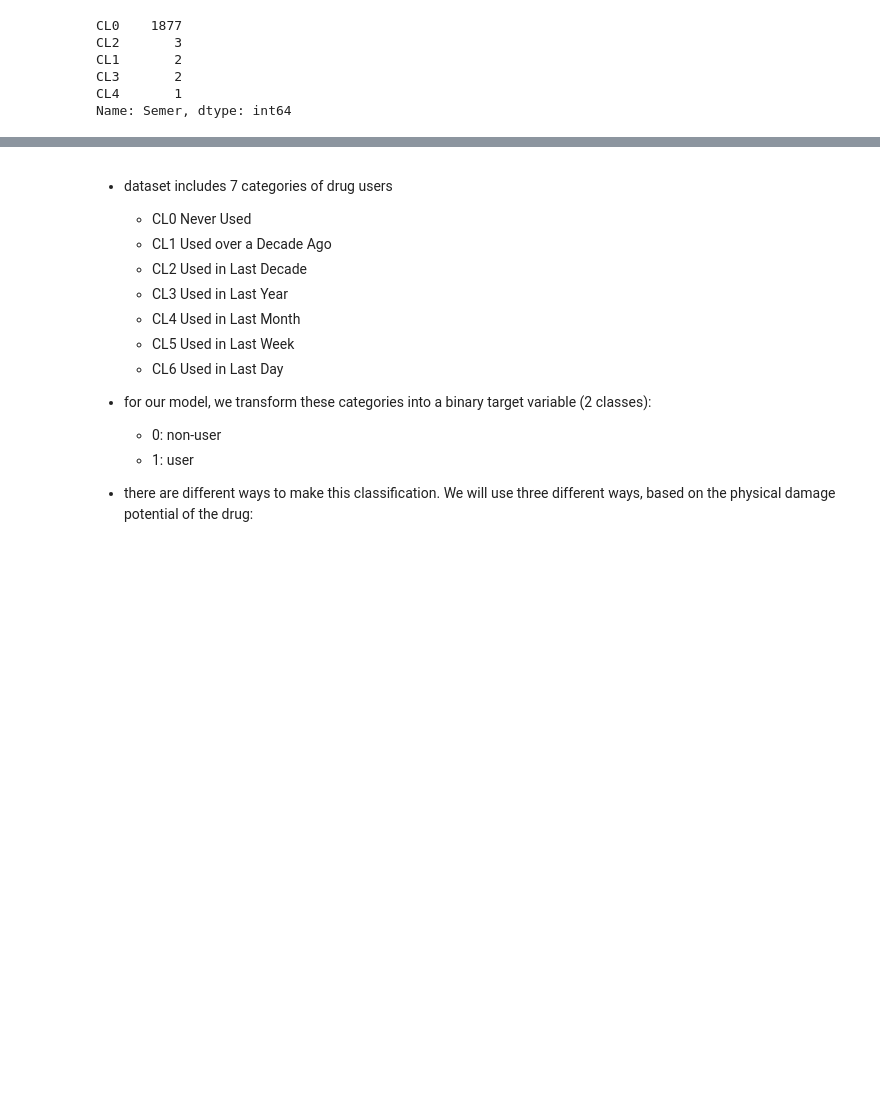
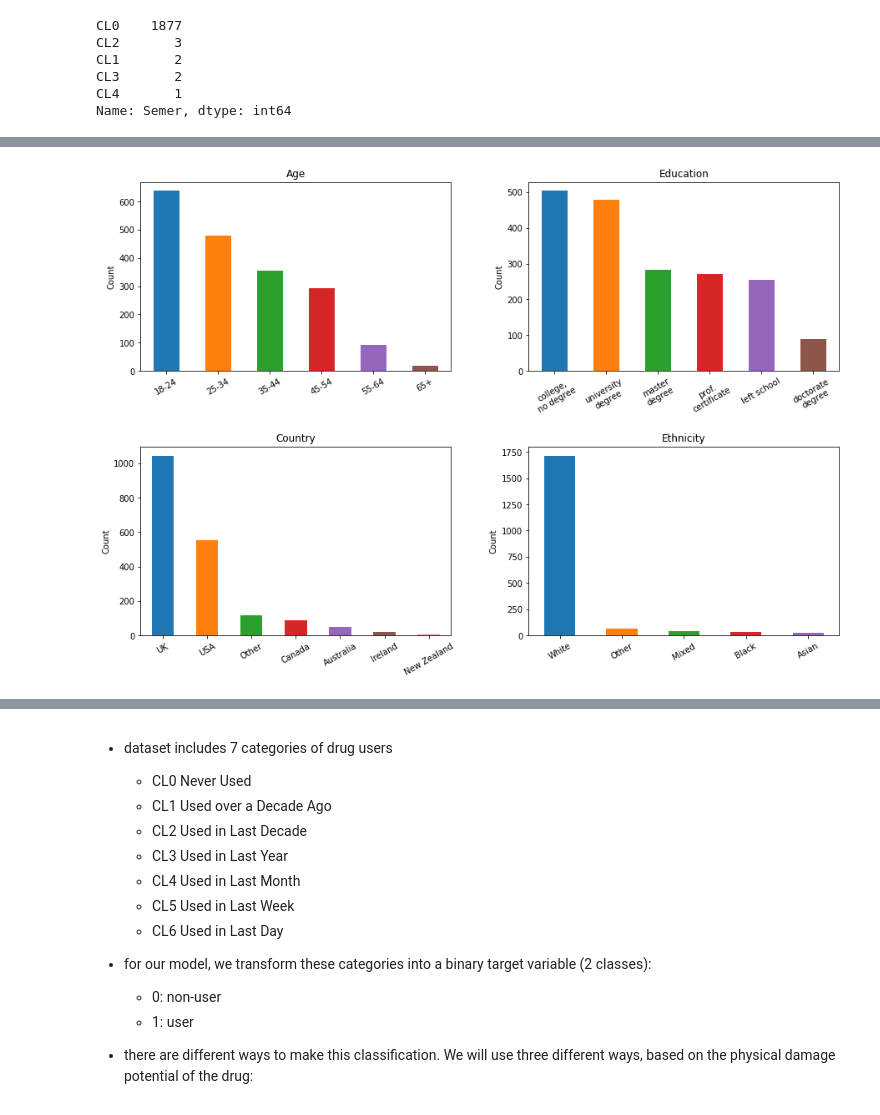
Before and after one commit to KarimaCha/Personality_Drug_Project, a Jupyter notebook: Personality_Drug_Project_Karima.ipynb, the cells around one changed output, grey strips where cells are left out. Cells and saved outputs as stored; diff of their text form; code cells hidden in the pictures; blank space fills up the shorter version.

```diff
--- a/Personality_Drug_Project_Karima.ipynb
+++ b/Personality_Drug_Project_Karima.ipynb
@@ -261,0 +256,9 @@ df.shape, df_cat.shape
+# %%
+# get names of indices for subjects who stated having used ficticious drug
+drop_indices = df_raw[df_raw.Semer != 'CL0'].index
+
+# delete these row indexes from dataFrame
+df = df_raw.copy()
+df.drop(drop_indices, inplace=True)
+df.reset_index(inplace=True, drop=True)
+df.shape, df.index
@@ -261,0 +267,6 @@ df.shape, df_cat.shape
+# %%
+# also drop these subjects from the categorical dataframe
+df_cat = df_raw_cat.copy()
+df_cat.drop(drop_indices, inplace=True)
+df_cat.reset_index(inplace=True, drop=True)
+df_cat.shape, df_cat.index
@@ -279,0 +279,36 @@ df_cat.Age.value_counts().plot(kind='pie');
+# %%
+# a) plot distributions of main demographical variables (to better understand sample)
+    # --> sample distributions fit to our customer group
+
+fig, ax = plt.subplots(2,2,figsize=(15,10))
+plt.subplots_adjust(hspace=0.4, wspace=0.25)
+
+# Age
+plt.subplot(221)
+df_cat.Age.value_counts().plot(kind='bar');
+plt.xticks(rotation=30)
+plt.title('Age')
+plt.ylabel('Count');
+
+# Education
+plt.subplot(222)
+df_cat.Education.value_counts().plot(kind='bar');
+plt.xticks(rotation=30)
+plt.title('Education')
+plt.ylabel('Count');
+
+# Country
+plt.subplot(223)
+df_cat.Country.value_counts().plot(kind='bar');
+plt.xticks(rotation=30)
+plt.title('Country')
+plt.ylabel('Count');
+
+# Ethnicity
+plt.subplot(224)
+df_cat.Ethnicity.value_counts().plot(kind='bar');
+plt.xticks(rotation=30)
+plt.title('Ethnicity')
+plt.ylabel('Count');
+# %% [output]
+[figure, added]
```
Also changed, not shown: parts of 79 cells of this notebook, 3 other files.
